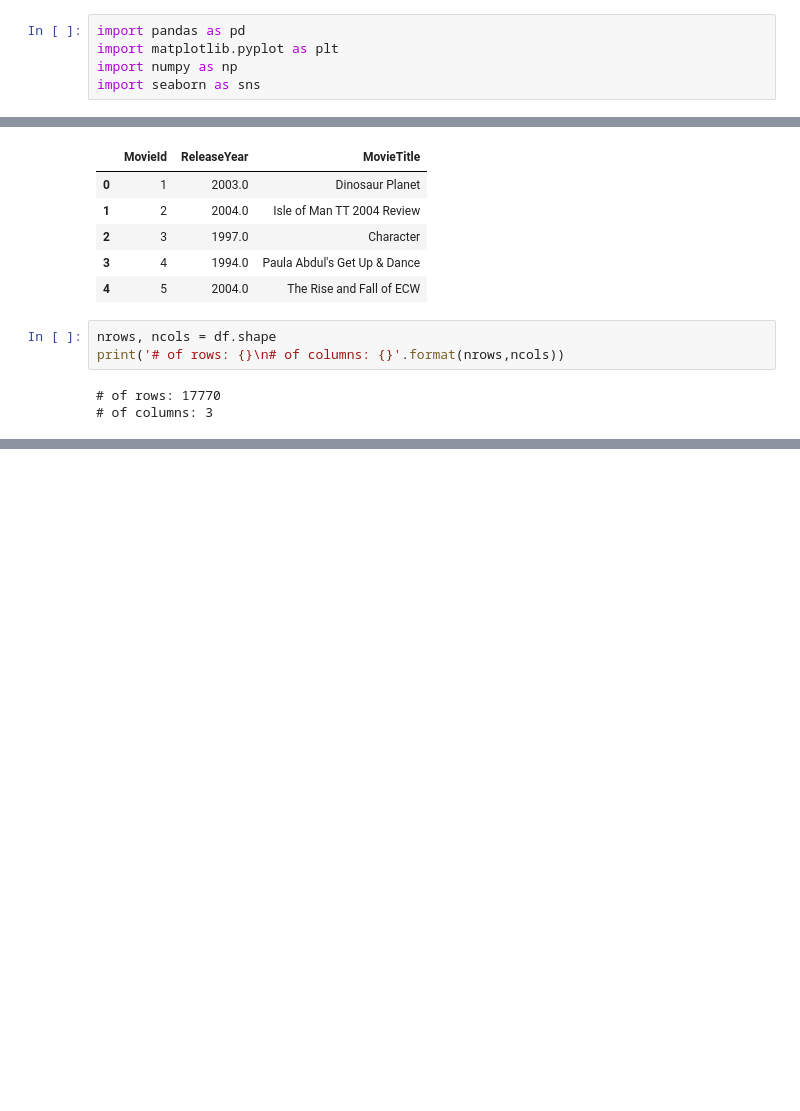
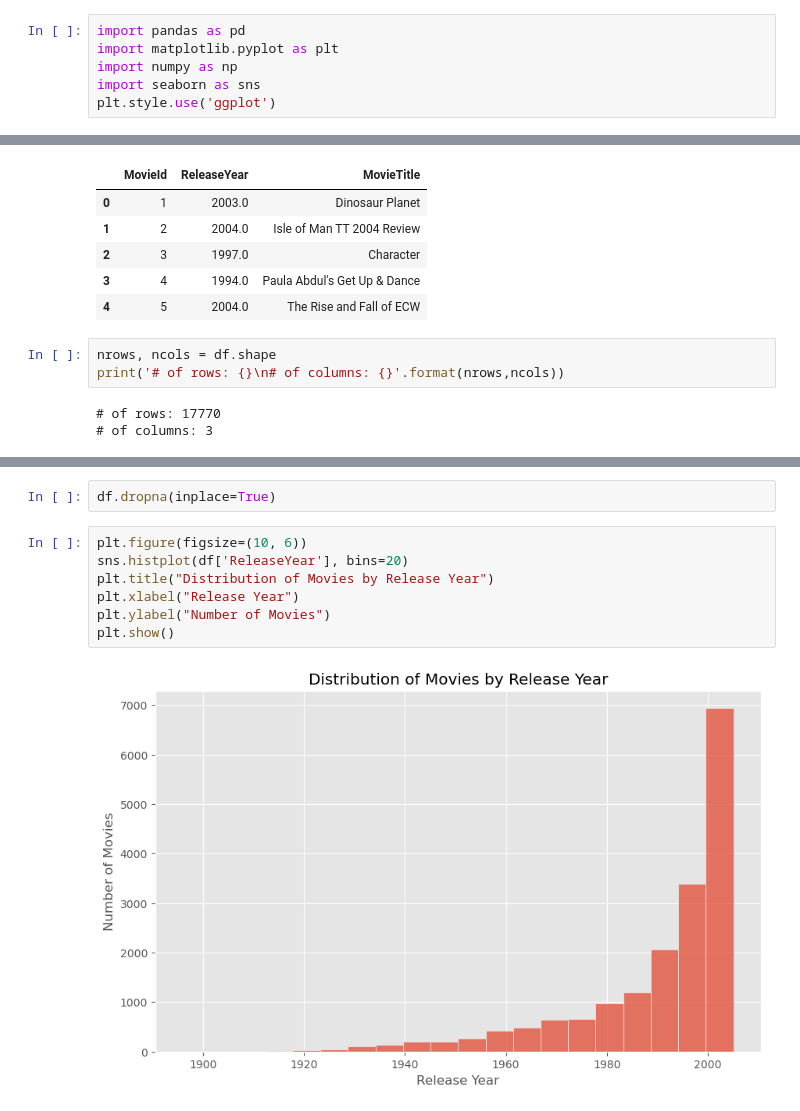
Before and after one commit to Mohamed-Moslemani/Recommendation-Systems, a Jupyter notebook: movie_recommendation/MoviesData.ipynb, the cells around one changed output, grey strips where cells are left out. Drawn from its saved outputs; the diff is of its cells as text; blank space fills up the shorter version.

```diff
--- a/movie_recommendation/MoviesData.ipynb
+++ b/movie_recommendation/MoviesData.ipynb
@@ -3,6 +3,7 @@ import pandas as pd
 import matplotlib.pyplot as plt
 import numpy as np
 import seaborn as sns
+plt.style.use('ggplot')
 # %%
 df = pd.read_csv("..//data//movies.csv")
 df.head(5)
@@ -21,0 +55,11 @@ print('# of rows: {}\n# of columns: {}'.format(nrows,ncols))
+# %%
+df.dropna(inplace=True)
+# %%
+plt.figure(figsize=(10, 6))
+sns.histplot(df['ReleaseYear'], bins=20)
+plt.title("Distribution of Movies by Release Year")
+plt.xlabel("Release Year")
+plt.ylabel("Number of Movies")
+plt.show()
+# %% [output]
+[figure, added]
```
Also changed, not shown: parts of 3 cells of this notebook, 1 other file.
